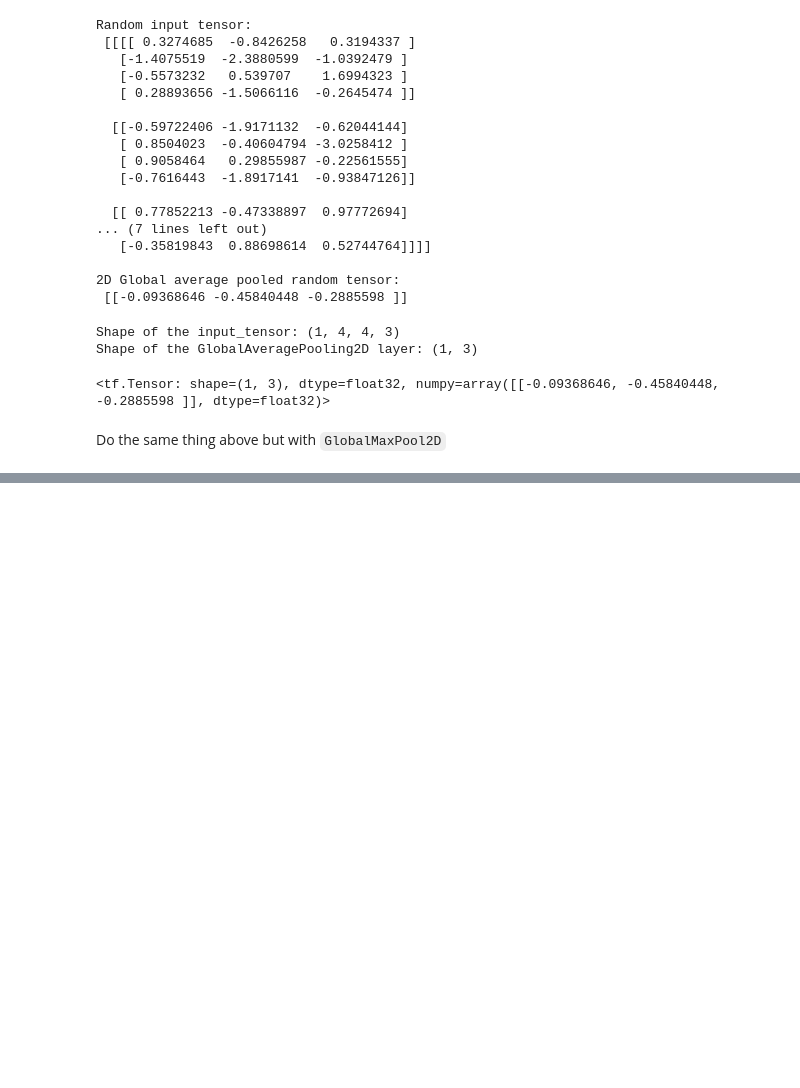
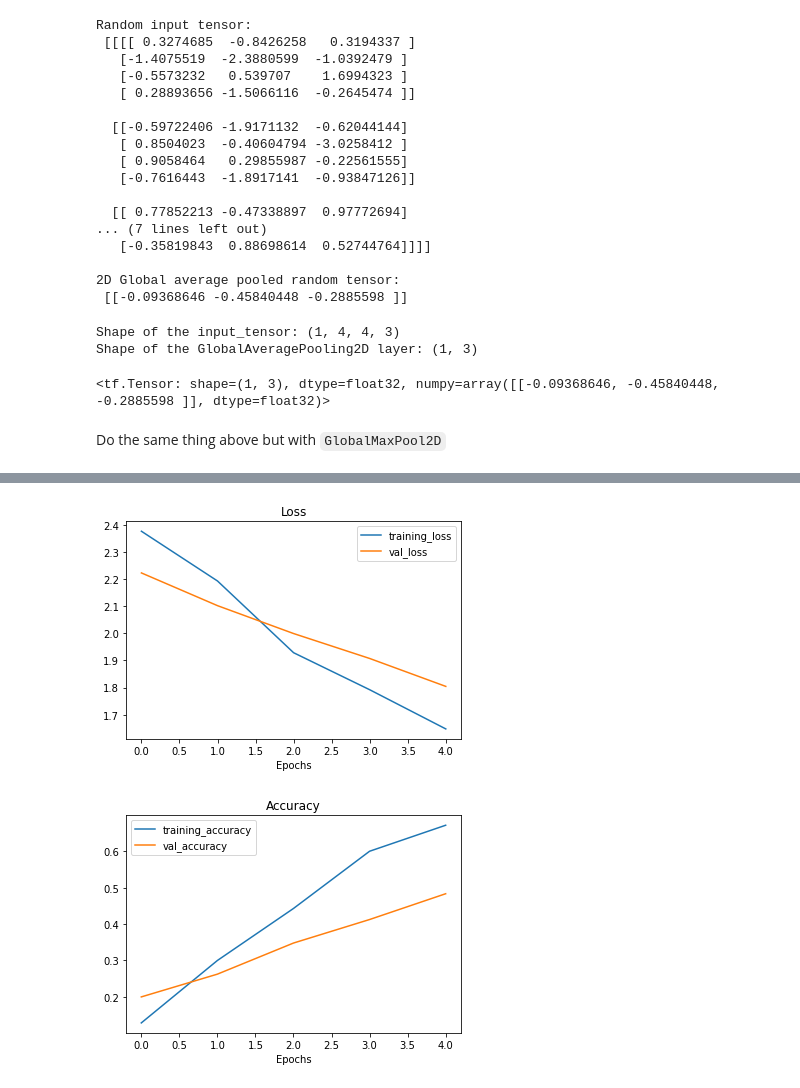
Before and after one commit to ashikshafi08/Learning_Tensorflow, a Jupyter notebook: Notebooks/05_Transfer_Learning_with_TensorFlow_Part_2_Fine_tuning.ipynb, the cells around one changed output, grey strips where cells are left out. Cells and saved outputs as stored; diff of their text form; code cells hidden in the pictures; blank space fills up the shorter version.

```diff
--- a/Notebooks/05_Transfer_Learning_with_TensorFlow_Part_2_Fine_tuning.ipynb
+++ b/Notebooks/05_Transfer_Learning_with_TensorFlow_Part_2_Fine_tuning.ipynb
@@ -362,0 +541,37 @@ Do the same thing above but with `GlobalMaxPool2D`
+# %%
+# Setup input and output shape, base model, freeze the base model layers
+input_shape = (224 , 224 , 3)
+base_model  = tf.keras.applications.EfficientNetB0(include_top= False)
+base_model.trainable = False
+
+# Create the input layer
+inputs = tf.keras.layers.Input(shape= input_shape , name = 'input_layer')
+
+# Add in data augmentation Sequential as a layer
+x = data_augmentation(inputs)
+
+# Give base model the inputs after they have been augmented (Dont train it)
+x = base_model(x , training = False)
+
+# Pool the output features of the base model (condense into feature vector)
+x = tf.keras.layers.GlobalAveragePooling2D(name = 'pooling_layer')(x)
+
+# Put a dense layer on as the output
+outputs = tf.keras.layers.Dense(10 , activation = 'softmax' , name ='output_layer')(x)
+
+# Make a model using the inputs and outputs
+model_1 = keras.Model(inputs , outputs)
+# %%
+# Compile the model
+model_1.compile(loss = tf.keras.losses.CategoricalCrossentropy(),
+                optimizer = tf.keras.optimizers.Adam() ,
+                metrics = ['accuracy'])
+# %%
+# Fit the model
+history_1 = model_1.fit(train_data_1_percent ,
+                        epochs = 5 ,
+                        steps_per_epoch = len(train_data_1_percent) ,
+                        validation_data = test_data ,
+                        validation_steps = int(0.2 * len(test_data)) ,
+                        callbacks = [create_tensorboard_callback('transfer_learning' ,
+                                                                 experiment_name = '1_percent_data_aug')])
@@ -362,0 +619,6 @@ Do the same thing above but with `GlobalMaxPool2D`
+# %%
+# Getting the loss curve
+plot_loss_curves(history_1)
+# %% [output]
+[figure, added]
+[figure, added]
```
Also changed, not shown: parts of 31 cells of this notebook.
